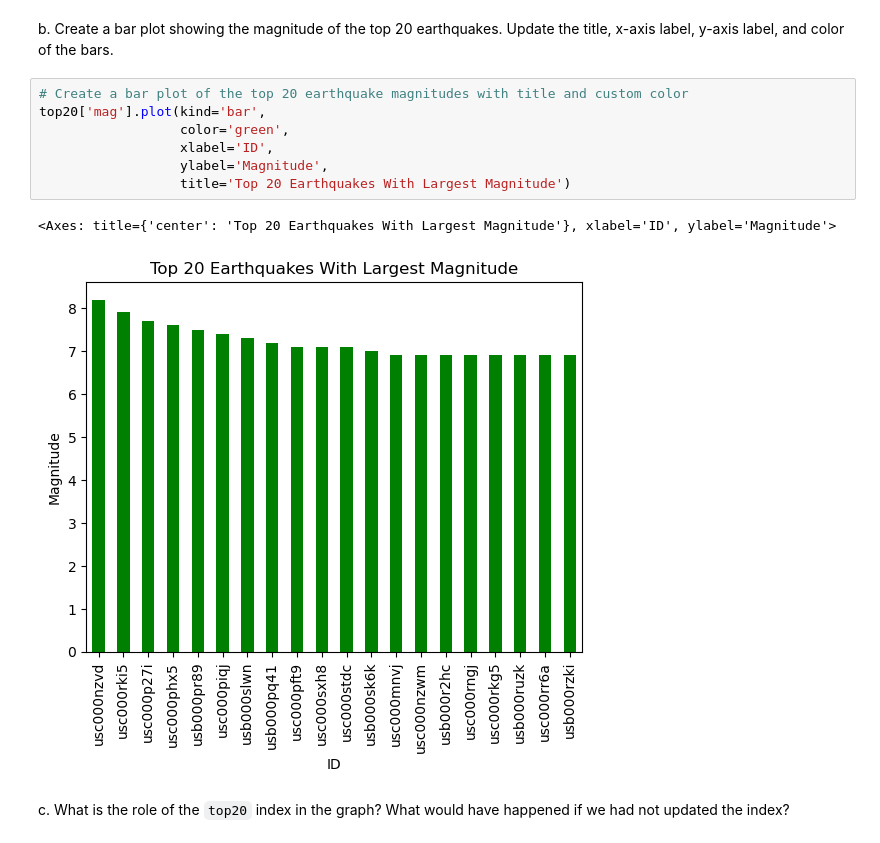
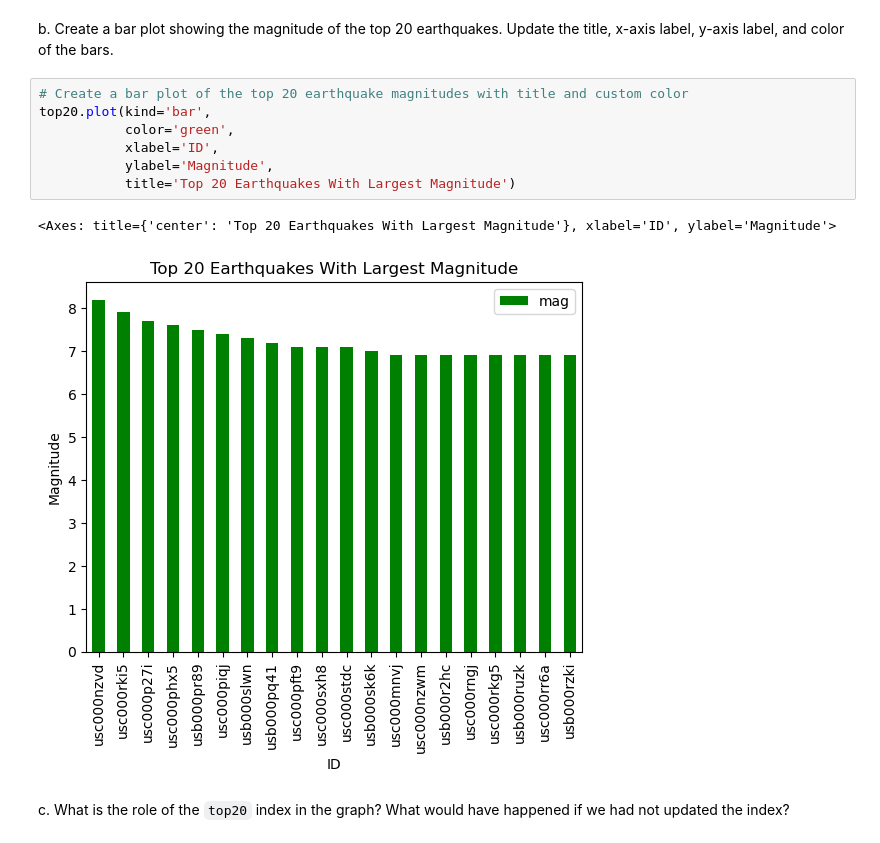
Before and after one commit to hylaea-miller/eds220-hwk1, a Jupyter notebook: task3/hwk1-task3-earthquakes.ipynb, the cells around one changed output. Cells and saved outputs as stored; diff of their text form.

```diff
--- a/task3/hwk1-task3-earthquakes.ipynb
+++ b/task3/hwk1-task3-earthquakes.ipynb
@@ -238,14 +239,14 @@ q7_a results: All test cases passed!
 b. Create a bar plot showing the magnitude of the top 20 earthquakes. Update the title, x-axis label, y-axis label, and color of the bars.
 # %%
 # Create a bar plot of the top 20 earthquake magnitudes with title and custom color
-top20['mag'].plot(kind='bar',
-                  color='green',
-                  xlabel='ID',
-                  ylabel='Magnitude',
-                  title='Top 20 Earthquakes With Largest Magnitude')
+top20.plot(kind='bar',
+           color='green',
+           xlabel='ID',
+           ylabel='Magnitude',
+           title='Top 20 Earthquakes With Largest Magnitude')
 # %% [output]
 <Axes: title={'center': 'Top 20 Earthquakes With Largest Magnitude'}, xlabel='ID', ylabel='Magnitude'>
-[figure, old version]
+[figure, new version]
 # %% [markdown]
 <!-- END QUESTION -->
 
```
Also changed, not shown: parts of 7 cells of this notebook.
